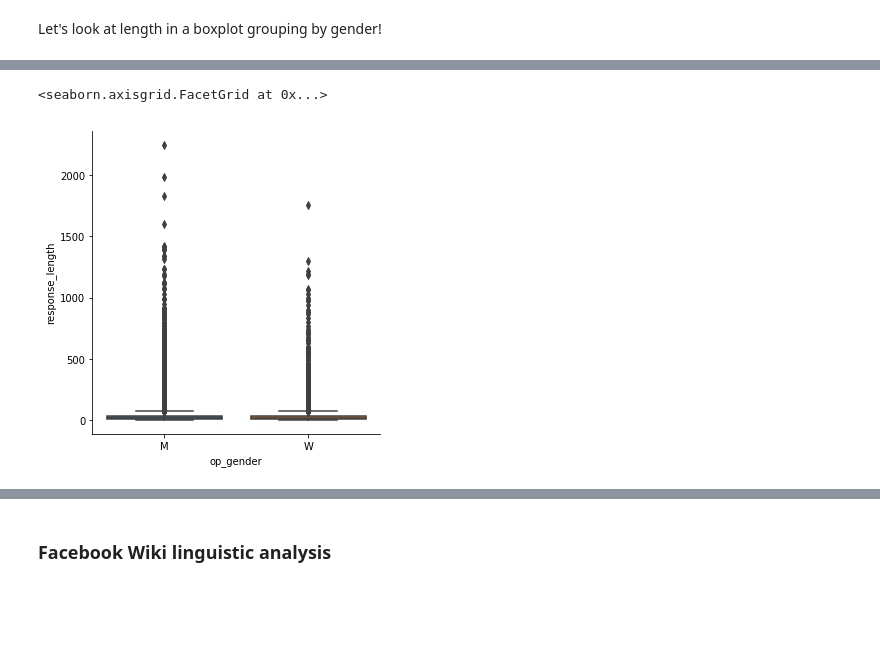
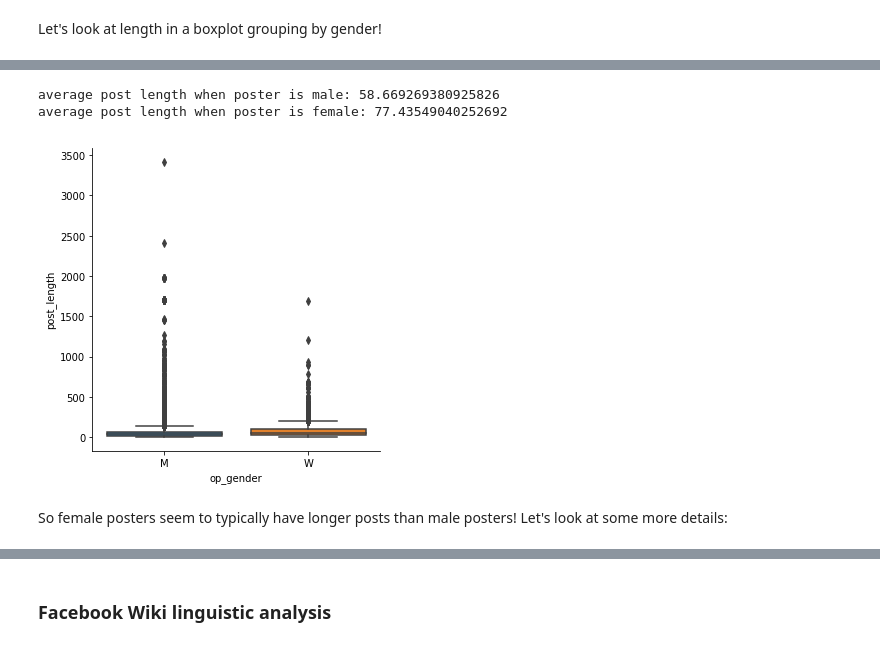
Before and after one commit to Data-Science-for-Linguists-2019/Gendered-Interaction-Online, a Jupyter notebook: exploratory_data_analysis/main_analysis.ipynb, the cells around one changed output, grey strips where cells are left out. Saved outputs shown, nothing was run; the diff lists cells and outputs as text; code cells hidden in the pictures; blank space fills up the shorter version.

Commit message:
started some gender x gender analysis

```diff
--- a/exploratory_data_analysis/main_analysis.ipynb
+++ b/exploratory_data_analysis/main_analysis.ipynb
@@ -414,5 +409,12 @@ sns.catplot(x='op_gender', y='post_length', kind='box', data=fb_congress_sample)
-# %%
-sns.catplot(x='op_gender', y='response_length', kind='box', data=fb_congress_sample)
-# %% [output]
-<seaborn.axisgrid.FacetGrid at 0x...>
-[figure, removed]
+# %%
+sns.catplot(x='op_gender', y='post_length', kind='box', data=fb_congress_sample)
+print('average post length when poster is male:',
+      fb_congress_sample[fb_congress_sample.op_gender == 'M'].post_length.mean())
+print('average post length when poster is female:',
+      fb_congress_sample[fb_congress_sample.op_gender == 'W'].post_length.mean())
+# %% [output]
+average post length when poster is male: 58.669269380925826
+average post length when poster is female: 77.43549040252692
+[figure, added]
+# %% [markdown]
+So female posters seem to typically have longer posts than male posters! Let's look at some more details:
```
Also changed, not shown: parts of 30 cells of this notebook.
